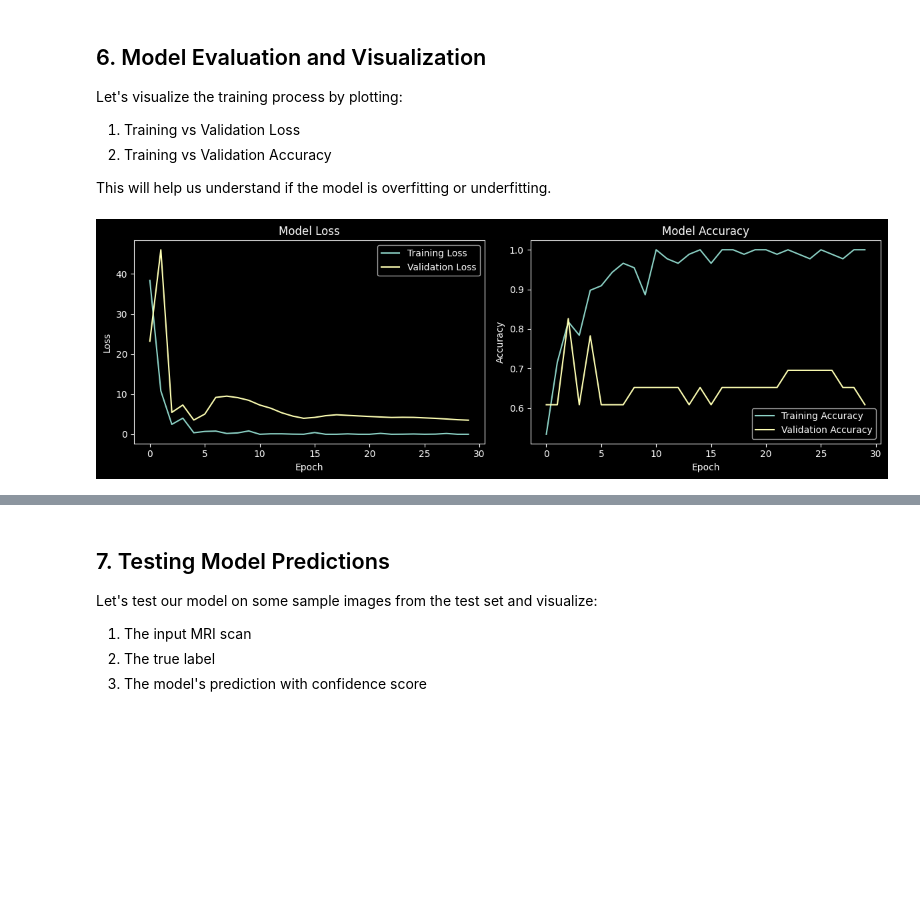
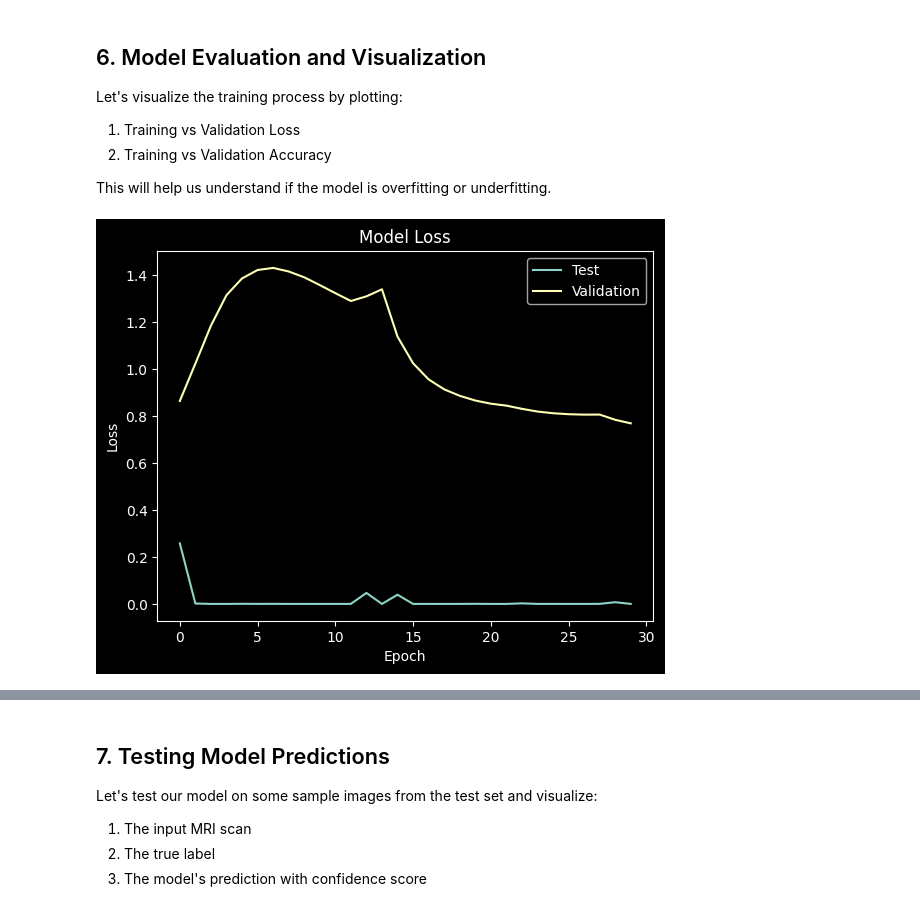
Before and after one commit to huzaifajadoon700/Classification, a Jupyter notebook: Cnn app day 37/brain_tumor_cnn.ipynb, the cells around one changed output, grey strips where cells are left out. Cells and saved outputs as stored; diff of their text form; code cells hidden in the pictures; blank space fills up the shorter version.

```diff
--- a/Cnn app day 37/brain_tumor_cnn.ipynb
+++ b/Cnn app day 37/brain_tumor_cnn.ipynb
@@ -197,20 +197,8 @@ history = model.fit(
     y_train,
     batch_size=40,
     epochs=30,
-    validation_split=0.2,
+    validation_data=(X_test,y_test),
     verbose=1
 )
-
-# Get the training and validation metrics
-train_loss = history.history['loss']
-val_loss = history.history['val_loss']
-train_accuracy = history.history['accuracy']
-val_accuracy = history.history['val_accuracy']
-
-# Print final metrics
-print("\nFinal Training Accuracy:", train_accuracy[-1])
-print("Final Validation Accuracy:", val_accuracy[-1])
-print("Final Training Loss:", train_loss[-1])
-print("Final Validation Loss:", val_loss[-1])
 # %% [output]
 Epoch 1/30
@@ -240,33 +227,17 @@ Let's visualize the training process by plotting:
 
 This will help us understand if the model is overfitting or underfitting.
 # %%
-# Plot training history
-plt.figure(figsize=(12, 4))
+
 
 # Plot training & validation loss
-plt.subplot(1, 2, 1)
-plt.plot(train_loss, label='Training Loss')
-plt.plot(val_loss, label='Validation Loss')
+
+plt.plot(history.history['loss'])
+plt.plot(history.history['val_loss'])
 plt.title('Model Loss')
+plt.ylabel('Loss')
 plt.xlabel('Epoch')
-plt.ylabel('Loss')
-plt.legend()
 
-# Plot training & validation accuracy
-plt.subplot(1, 2, 2)
-plt.plot(train_accuracy, label='Training Accuracy')
-plt.plot(val_accuracy, label='Validation Accuracy')
-plt.title('Model Accuracy')
-plt.xlabel('Epoch')
-plt.ylabel('Accuracy')
-plt.legend()
-
-plt.tight_layout()
+plt.legend(['Test','Validation'],loc='upper right')
 plt.show()
-
-# Evaluate the model on test data
-test_loss, test_accuracy = model.evaluate(X_test, y_test, verbose=0)
-print("\nTest Accuracy:", test_accuracy)
-print("Test Loss:", test_loss)
 # %% [output]
-[figure, old version]
+[figure, new version]
```
Also changed, not shown: parts of 4 cells of this notebook.
